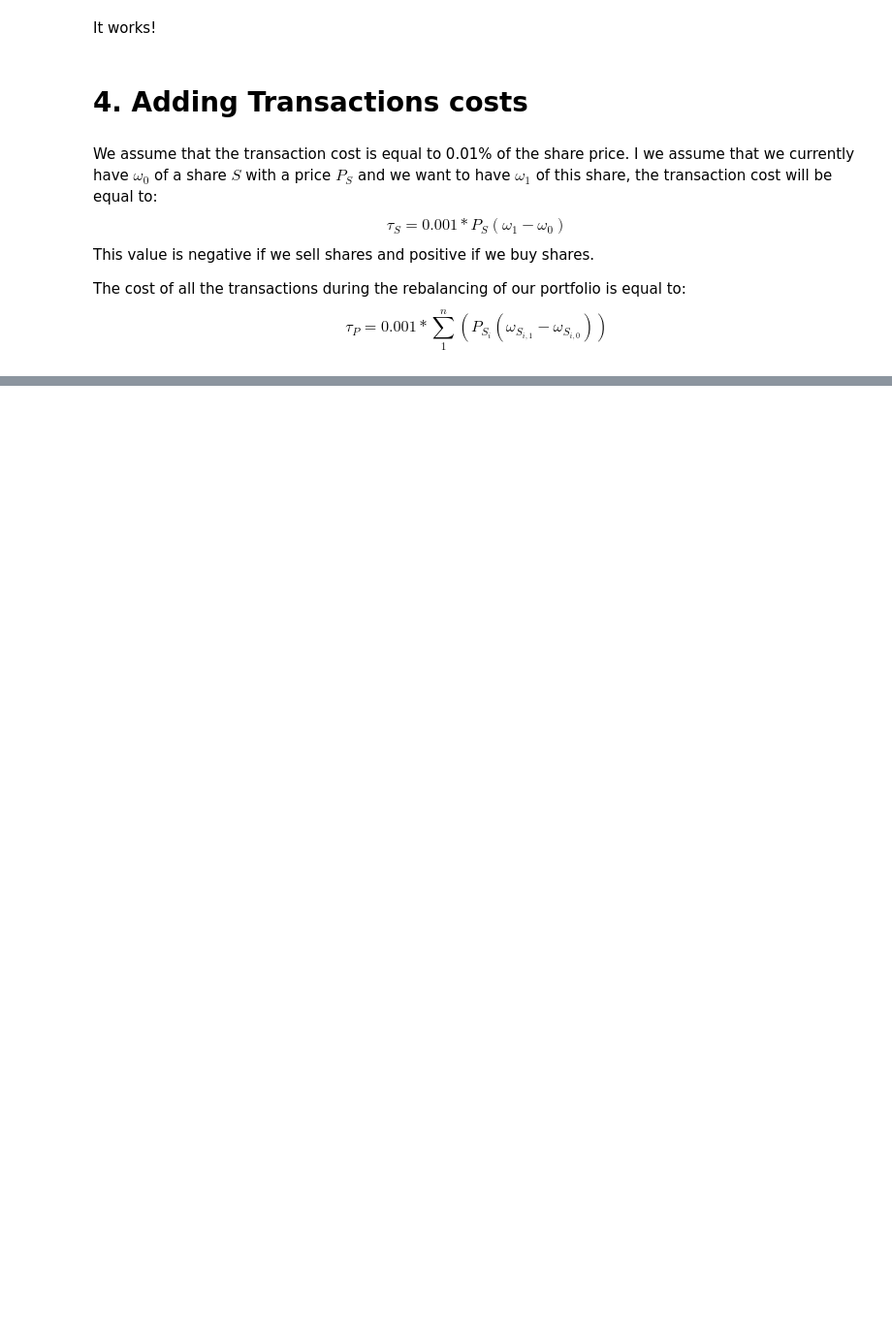
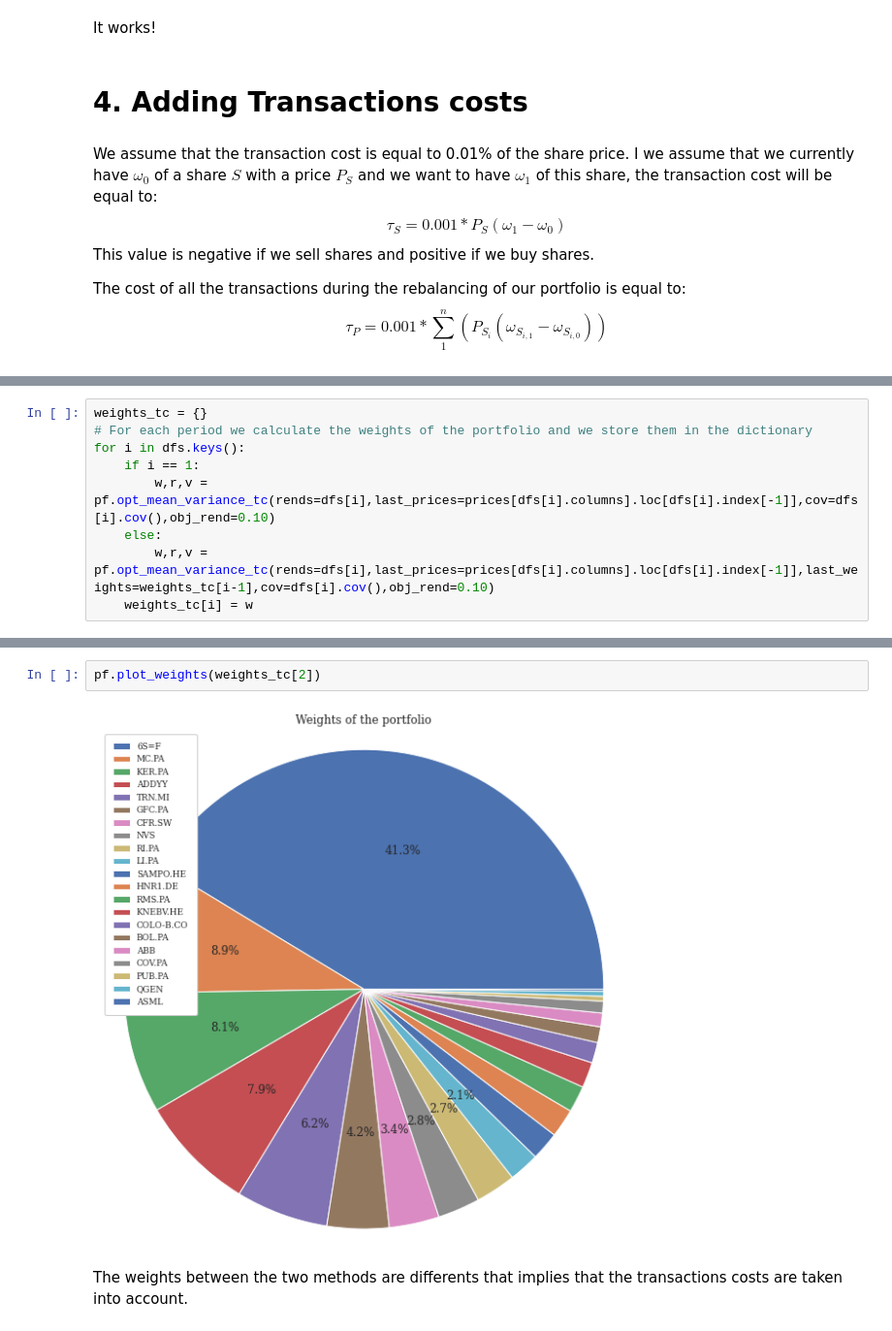
Before and after one commit to bashog/Portfolio-Construction, a Jupyter notebook: 3_portfolio_construction.ipynb, the cells around one changed output, grey strips where cells are left out. Shown at 97% size. Saved outputs shown, nothing was run; the diff lists cells and outputs as text; blank space fills up the shorter version.

Commit message:
Ending transactions costs

```diff
--- a/3_portfolio_construction.ipynb
+++ b/3_portfolio_construction.ipynb
@@ -342,0 +348,9 @@ $$
+# %%
+weights_tc = {}
+# For each period we calculate the weights of the portfolio and we store them in the dictionary
+for i in dfs.keys():
+    if i == 1:
+        w,r,v = pf.opt_mean_variance_tc(rends=dfs[i],last_prices=prices[dfs[i].columns].loc[dfs[i].index[-1]],cov=dfs[i].cov(),obj_rend=0.10)
+    else:
+        w,r,v = pf.opt_mean_variance_tc(rends=dfs[i],last_prices=prices[dfs[i].columns].loc[dfs[i].index[-1]],last_weights=weights_tc[i-1],cov=dfs[i].cov(),obj_rend=0.10)
+    weights_tc[i] = w
@@ -342,0 +401,6 @@ $$
+# %%
+pf.plot_weights(weights_tc[2])
+# %% [output]
+[figure, added]
+# %% [markdown]
+The weights between the two methods are differents that implies that the transactions costs are taken into account.
```
Also changed, not shown: parts of 7 cells of this notebook, 1 other file.
